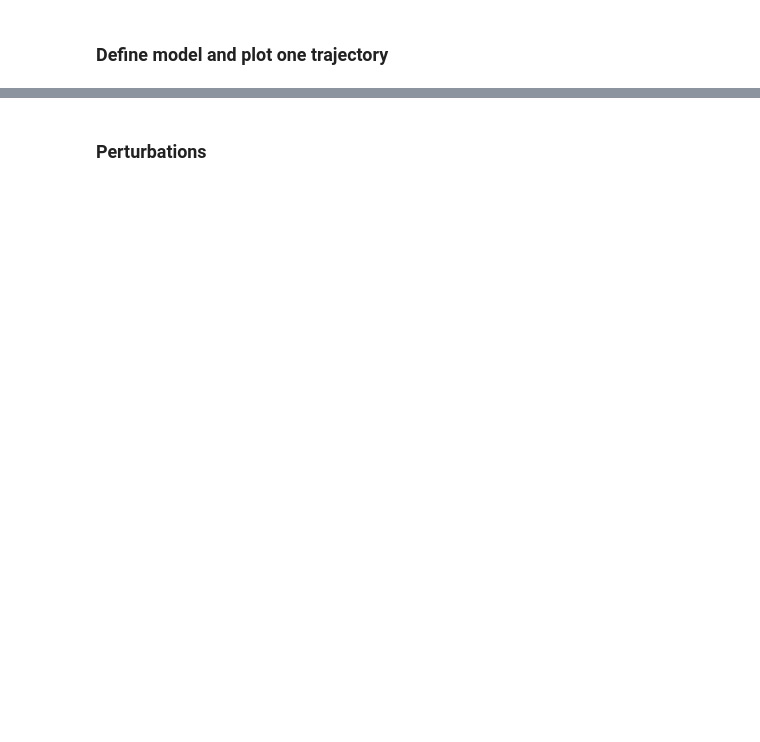
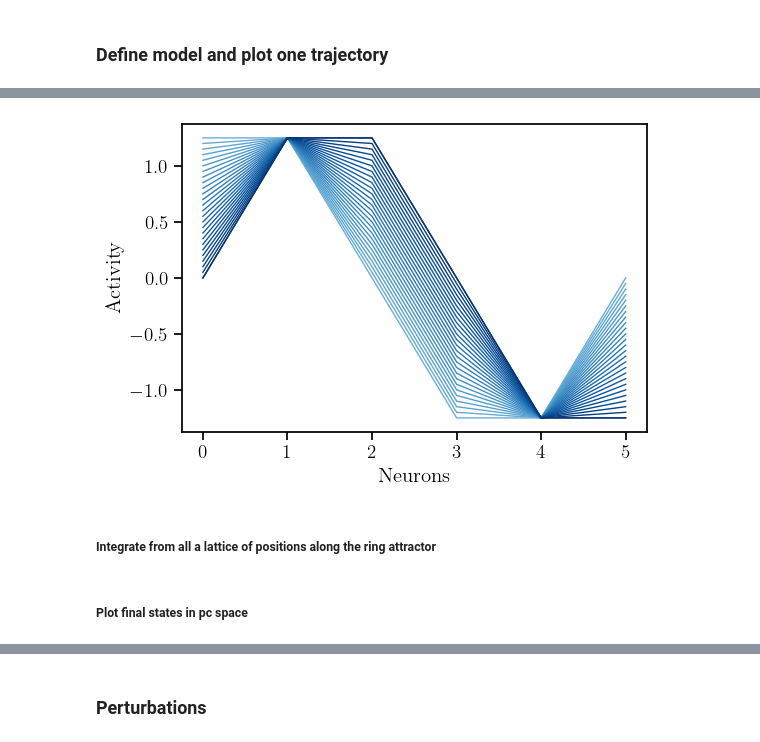
Before and after one commit to Asagodi/topological_diversity, a Jupyter notebook: Stability/Noormanring.ipynb, the cells around one changed output, grey strips where cells are left out. Saved outputs shown, nothing was run; the diff lists cells and outputs as text; code cells hidden in the pictures; blank space fills up the shorter version.

```diff
--- a/Stability/Noormanring.ipynb
+++ b/Stability/Noormanring.ipynb
@@ -255,19 +264,25 @@ ax.set_xlabel("Neurons");
 # %%
-m = np.max(sol.sol(t))
-# m #round? what should the maximum be according to the paper?
+m = np.max(sol.sol(t)) # m #round? what should the maximum be according to the paper?
+if N==4:
+    m = 1.6666667980972478
+elif N==8:
+    m = 1.38
+    # m = 0.8036227284520995
 
-x = np.arange(0, m, 0.1)
-bumps = np.array([m-x,m*np.ones(x.shape),x,x-m,-m*np.ones(x.shape),-x])
+
+corners = get_corners(N, m)
+bumps = get_bumps_along_oneside_ring(N, m, corners, step_size=0.05)
+step_size = .1
+x = np.arange(0, m+step_size, step_size)
+all_bumps = get_all_bumps(N, bumps)
 
 fig = plt.figure(figsize=(6,4))
 ax = plt.subplot(111)
-colors = plt.cm.Blues(np.linspace(0.5,1,x.shape[0]))
+colors = plt.cm.Blues(np.linspace(0.5,1,bumps.shape[1]+1))
 ax.set_prop_cycle('color', colors)
-
 for bump_i in range(bumps.shape[1]):
     ax.plot(bumps[:,bump_i])
-
 ax.set_ylabel("Activity")
 ax.set_xlabel("Neurons");
-
-# plt.savefig(currentdir+"/Stability/figures/noorman_ring_side.pdf", bbox_inches="tight")
+# %% [output]
+[figure, added]
@@ -280,3 +289,5 @@ corners = np.array(corners)
+# %% [markdown]
+##### Integrate from all a lattice of positions along the ring attractor
 # %%
 maxT = 200
 t = np.linspace(0, maxT, 501)
@@ -290,0 +304,2 @@ for bump_i in range(x.shape[0]):
+# %% [markdown]
+##### Plot final states in pc space
```
Also changed, not shown: parts of 71 cells of this notebook.
